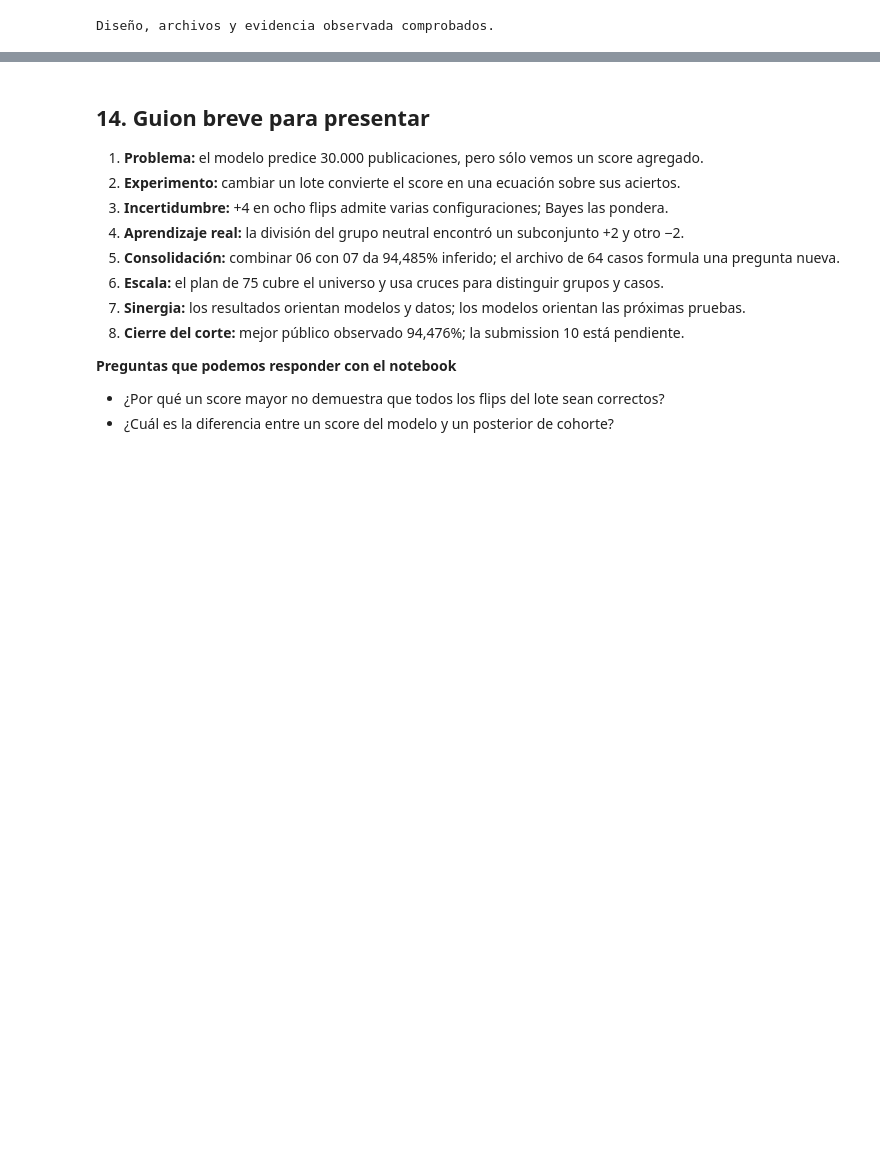
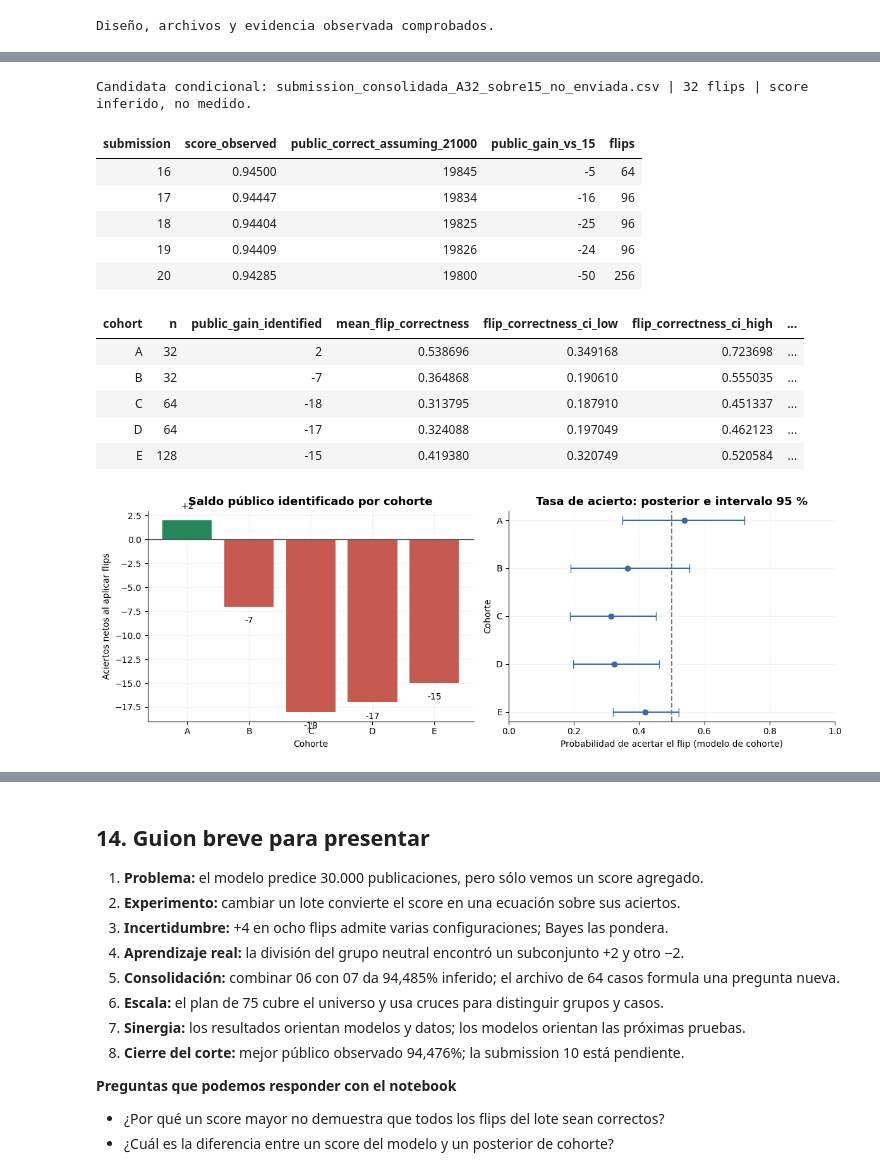
Before and after one commit to arirakowitba/tp_ap, a Jupyter notebook: notebooks/23_revision_submissions_y_flips.ipynb, the cells around one changed output, grey strips where cells are left out. Cells and saved outputs as stored; diff of their text form; code cells hidden in the pictures; blank space fills up the shorter version.

Commit message:
Incorporar scores 16-20, resolver cohortes y documentar confianza y próxima tanda

```diff
--- a/notebooks/23_revision_submissions_y_flips.ipynb
+++ b/notebooks/23_revision_submissions_y_flips.ipynb
@@ -1493,0 +1518,50 @@ Diseño, archivos y evidencia observada comprobados.
+# %%
+resultados = json.loads((ROOT/'results/revision_submissions/resultados_cruzados_16_a_20.json').read_text(encoding='utf-8'))
+tabla(pd.DataFrame(resultados['observed_submissions']))
+confianzas = pd.DataFrame(resultados['cohort_posterior'])
+tabla(confianzas[['cohort','n','public_gain_identified','mean_flip_correctness',
+                 'flip_correctness_ci_low','flip_correctness_ci_high',
+                 'expected_hidden_gain','prob_hidden_gain_positive']])
+import matplotlib.pyplot as plt
+fig, axes = plt.subplots(1, 2, figsize=(12, 4.3))
+colores = ['#23875b' if x > 0 else '#c65a50' for x in confianzas.public_gain_identified]
+axes[0].bar(confianzas.cohort, confianzas.public_gain_identified, color=colores)
+axes[0].axhline(0, color='#555555', lw=1)
+axes[0].set(title='Saldo público identificado por cohorte', xlabel='Cohorte', ylabel='Aciertos netos al aplicar flips')
+for i, fila in confianzas.iterrows():
+    axes[0].text(i, fila.public_gain_identified + (1 if fila.public_gain_identified > 0 else -1),
+                 f'{fila.public_gain_identified:+d}', ha='center',
+                 va='bottom' if fila.public_gain_identified > 0 else 'top')
+medias = confianzas.mean_flip_correctness.to_numpy()
+axes[1].errorbar(medias, np.arange(len(medias)),
+    xerr=np.vstack([medias-confianzas.flip_correctness_ci_low,
+                    confianzas.flip_correctness_ci_high-medias]), fmt='o', capsize=5, color='#356ca1')
+axes[1].set_yticks(np.arange(len(medias)), confianzas.cohort)
+axes[1].axvline(.5, color='#777777', linestyle='--', label='50 %')
+axes[1].set(xlim=(0,1), title='Tasa de acierto: posterior e intervalo 95 %',
+            xlabel='Probabilidad de acertar el flip (modelo de cohorte)', ylabel='Cohorte')
+axes[1].invert_yaxis()
+fig.tight_layout()
+plt.show()
+candidata = resultados['conditional_candidate']
+candidata_path = ROOT/candidata['file']
+assert sha256(candidata_path.read_bytes()).hexdigest() == candidata['sha256']
+assert candidata['public_score_observed'] is None
+assert candidata['public_score_inferred'] == '0.94533'
+assert pd.read_csv(candidata_path).equals(mejor_condicional)
+print('Candidata condicional:', candidata_path.name, '| 32 flips | score inferido, no medido.')
+# %% [output]
+Candidata condicional: submission_consolidada_A32_sobre15_no_enviada.csv | 32 flips | score inferido, no medido.
+| submission | score_observed | public_correct_assuming_21000 | public_gain_vs_15 | flips |
+| 16 | 0.94500 | 19845 | -5 | 64 |
+| 17 | 0.94447 | 19834 | -16 | 96 |
+| 18 | 0.94404 | 19825 | -25 | 96 |
+| 19 | 0.94409 | 19826 | -24 | 96 |
+| 20 | 0.94285 | 19800 | -50 | 256 |
+| cohort | n | public_gain_identified | mean_flip_correctness | flip_correctness_ci_low | flip_correctness_ci_high | ... |
+| A | 32 | 2 | 0.538696 | 0.349168 | 0.723698 | ... |
+| B | 32 | -7 | 0.364868 | 0.190610 | 0.555035 | ... |
+| C | 64 | -18 | 0.313795 | 0.187910 | 0.451337 | ... |
+| D | 64 | -17 | 0.324088 | 0.197049 | 0.462123 | ... |
+| E | 128 | -15 | 0.419380 | 0.320749 | 0.520584 | ... |
+[figure, added]
```
Also changed, not shown: parts of 8 cells of this notebook, 21 other files.
